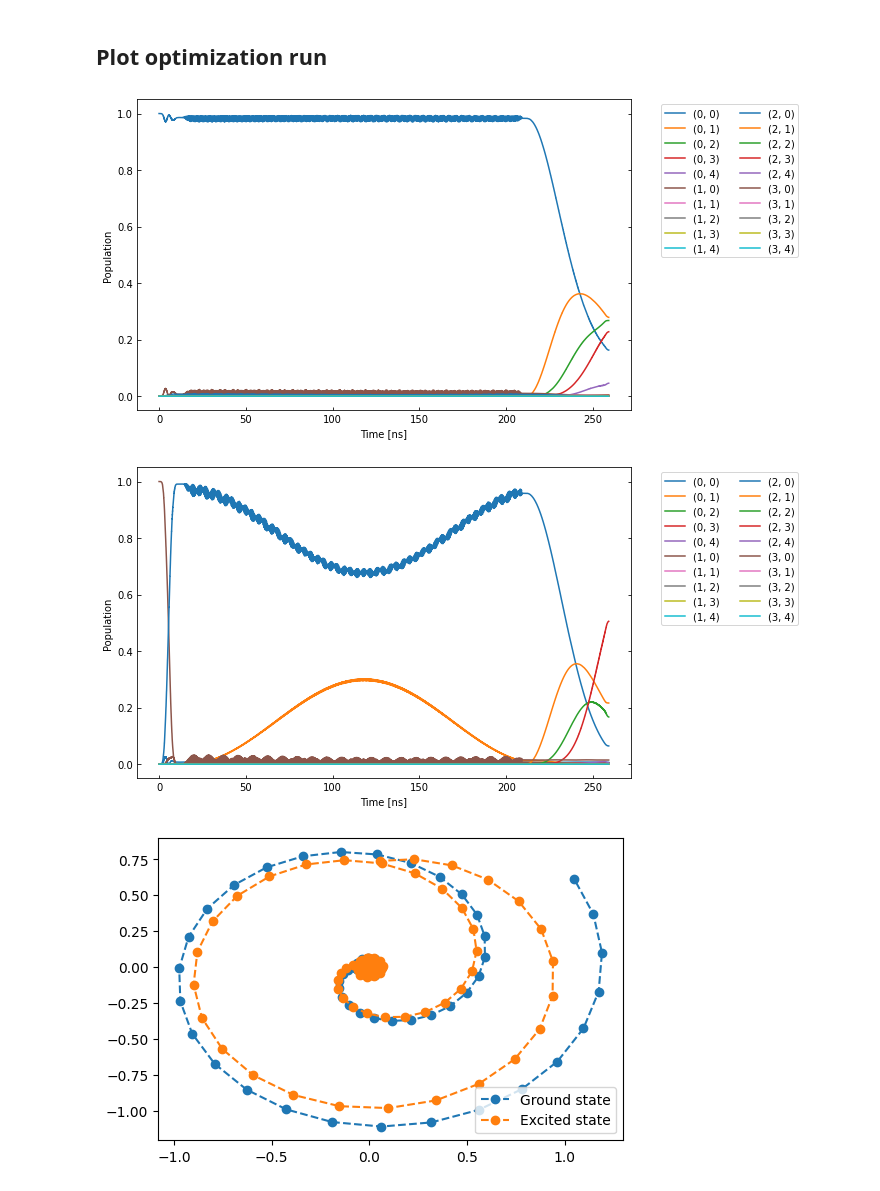
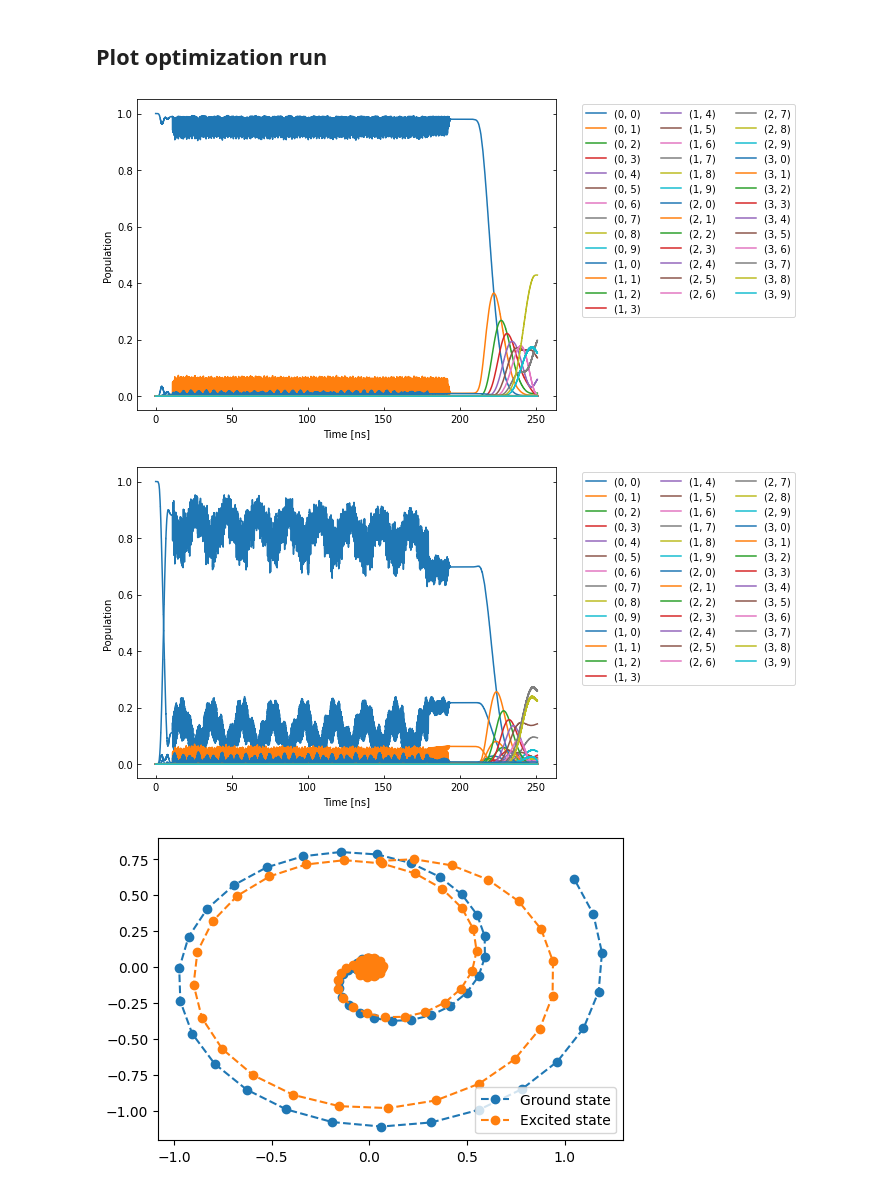
Before and after one commit to BackOnTrackIce/Qubit_readout, a Jupyter notebook: Ashutosh_codes/Qubit_reset_C3.ipynb, the cells around one changed output. Cells and saved outputs as stored; diff of their text form; code cells hidden in the pictures.

```diff
--- a/Ashutosh_codes/Qubit_reset_C3.ipynb
+++ b/Ashutosh_codes/Qubit_reset_C3.ipynb
@@ -2977,36 +2977,36 @@ swap_and_readout(unitaries, instructions, index, dims, fid_params)
 ## Plot optimization run
 # %%
 exp = Exp()
-exp.read_config("Full_simulation.hjson")
+exp.read_config("Full_simulation_40H_coherent.hjson")
 pmap = exp.pmap
 model = pmap.model
 
-pmap.load_values("best_point_full_sim.txt")
+pmap.load_values("best_point_coherent_full_sim.txt")
 
-exp.set_opt_gates(['swap[0, 1]', "Readout[1]"])
+exp.set_opt_gates(["swap_10_20[0, 1]", "swap_20_01[0, 1]", 'Readout[1]'])
 unitaries = exp.compute_propagators()
 # %%
 init_state_index = model.get_state_indeces([(0,0)])[0]
 psi_init = [[0] * model.tot_dim]
 psi_init[0][init_state_index] = 1
 init_state = tf.transpose(tf.constant(psi_init, tf.complex128))
-sequence = ['swap[0, 1]', "Readout[1]"]
+sequence = ["swap_10_20[0, 1]", "swap_20_01[0, 1]", 'Readout[1]']
 
 states_to_plot = [(0,1), (1,0), (0,2), (2,0), (1,1)]
 plotPopulation(exp=exp, psi_init=init_state, sequence=sequence, usePlotly=False)
 # %% [output]
-[figure, old version]
+[figure, new version]
 # %%
 init_state_index = model.get_state_indeces([(1,0)])[0]
 psi_init = [[0] * model.tot_dim]
 psi_init[0][init_state_index] = 1
 init_state = tf.transpose(tf.constant(psi_init, tf.complex128))
-sequence = ['swap[0, 1]', "Readout[1]"]
+sequence = ["swap_10_20[0, 1]", "swap_20_01[0, 1]", 'Readout[1]']
 
 states_to_plot = [(0,1), (1,0), (0,2), (2,0), (1,1)]
 plotPopulation(exp=exp, psi_init=init_state, sequence=sequence, usePlotly=False)
 # %% [output]
-[figure, old version]
+[figure, new version]
 # %%
 resonator_frequency =  6.02e9
 t_swap_gate = 209e-9
```
Also changed, not shown: parts of 1 cell of this notebook, 2 other files.
